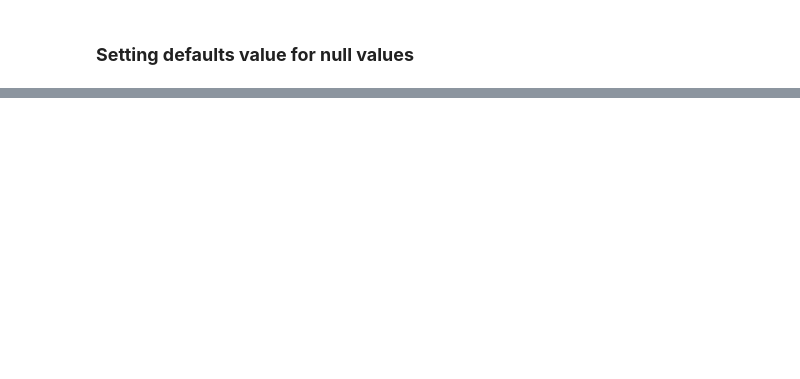
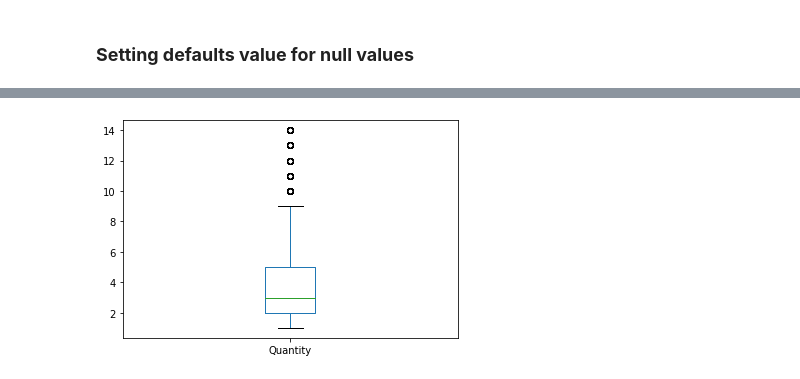
Before and after one commit to SupunGurusinghe/ML-with-superstore-dataset, a Jupyter notebook: Superstore.ipynb, the cells around one changed output, grey strips where cells are left out. Cells and saved outputs as stored; diff of their text form; code cells hidden in the pictures; blank space fills up the shorter version.

```diff
--- a/Superstore.ipynb
+++ b/Superstore.ipynb
@@ -227,0 +417,10 @@ only showing top 20 rows
+# %%
+#Boxplot
+def plot_boxplot(df , ft):
+  df.boxplot(column = [ft])
+  plt.grid(False)
+  plt.show()
+# %%
+plot_boxplot(df, 'Quantity')
+# %% [output]
+[figure, added]
```
Also changed, not shown: parts of 43 cells of this notebook.
